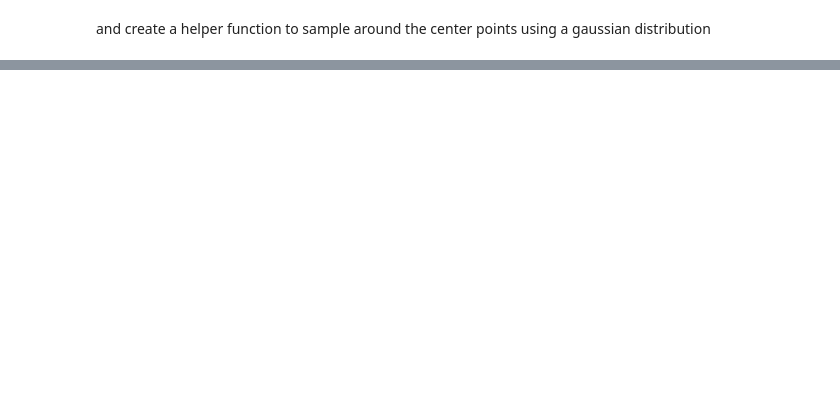
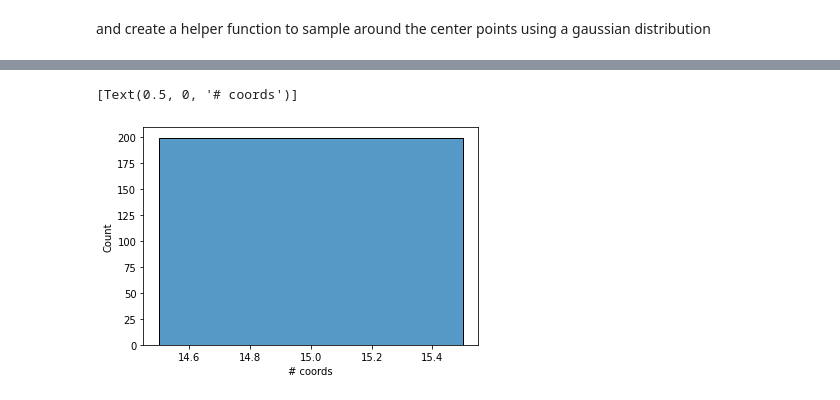
Before and after one commit to peterbacalso/covid_CT_lung_lesion_segmentation, a Jupyter notebook: notebooks/meta_setup.ipynb, the cells around one changed output, grey strips where cells are left out. Cells and saved outputs as stored; diff of their text form; code cells hidden in the pictures; blank space fills up the shorter version.

```diff
--- a/notebooks/meta_setup.ipynb
+++ b/notebooks/meta_setup.ipynb
@@ -249,2 +293,15 @@ train_data.reset_index(drop=True, inplace=True)
+# %%
+max_size = train_data.uid.value_counts().max()
+# %%
+lst = [train_data]
+for class_index, group in train_data.groupby('uid'):
+    lst.append(group.sample(max_size-len(group), replace=True))
+debias_train_data = pd.concat(lst)
+debias_train_data.reset_index(inplace=True)
+# %%
+sns.histplot(debias_train_data.uid.value_counts()).set(xlabel='# coords')
+# %% [output]
+[Text(0.5, 0, '# coords')]
+[figure, added]
 # %%
 train_data.to_feather('../metadata/df_coords.fth')
```
Also changed, not shown: parts of 34 cells of this notebook, 5 other files.
